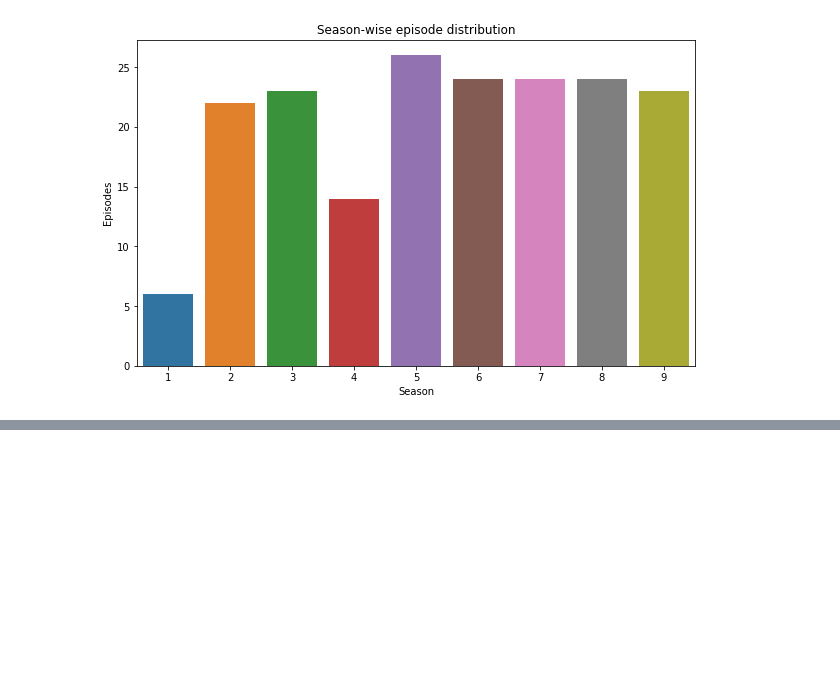
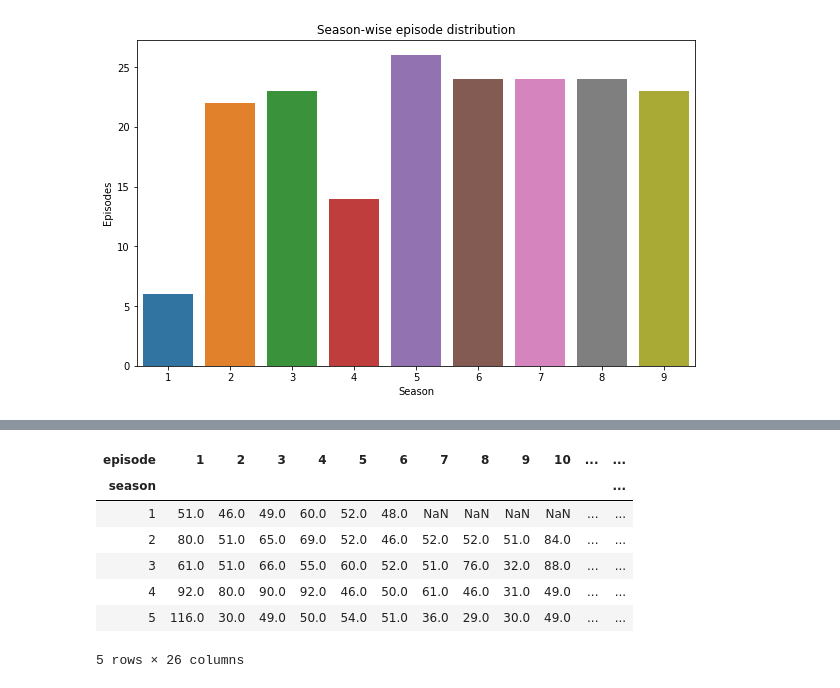
Before and after one commit to rameez471/The-Office-Dataset, a Jupyter notebook: EDA.ipynb, the cells around one changed output, grey strips where cells are left out. Drawn from its saved outputs; the diff is of its cells as text; code cells hidden in the pictures; blank space fills up the shorter version.

```diff
--- a/EDA.ipynb
+++ b/EDA.ipynb
@@ -186,0 +242,12 @@ plt.show()
+# %%
+df_scene_episode = df_scene.pivot_table(index='season',columns='episode',values='scene',aggfunc='count')
+df_scene_episode.head()
+# %% [output]
+| episode | 1 | 2 | 3 | 4 | 5 | 6 | 7 | 8 | 9 | 10 | ... | ... |
+| season |  |  |  |  |  |  |  |  |  |  |  | ... |
+| 1 | 51.0 | 46.0 | 49.0 | 60.0 | 52.0 | 48.0 | NaN | NaN | NaN | NaN | ... | ... |
+| 2 | 80.0 | 51.0 | 65.0 | 69.0 | 52.0 | 46.0 | 52.0 | 52.0 | 51.0 | 84.0 | ... | ... |
+| 3 | 61.0 | 51.0 | 66.0 | 55.0 | 60.0 | 52.0 | 51.0 | 76.0 | 32.0 | 88.0 | ... | ... |
+| 4 | 92.0 | 80.0 | 90.0 | 92.0 | 46.0 | 50.0 | 61.0 | 46.0 | 31.0 | 49.0 | ... | ... |
+| 5 | 116.0 | 30.0 | 49.0 | 50.0 | 54.0 | 51.0 | 36.0 | 29.0 | 30.0 | 49.0 | ... | ... |
+5 rows × 26 columns
```
Also changed, not shown: parts of 9 cells of this notebook, 2 other files.
